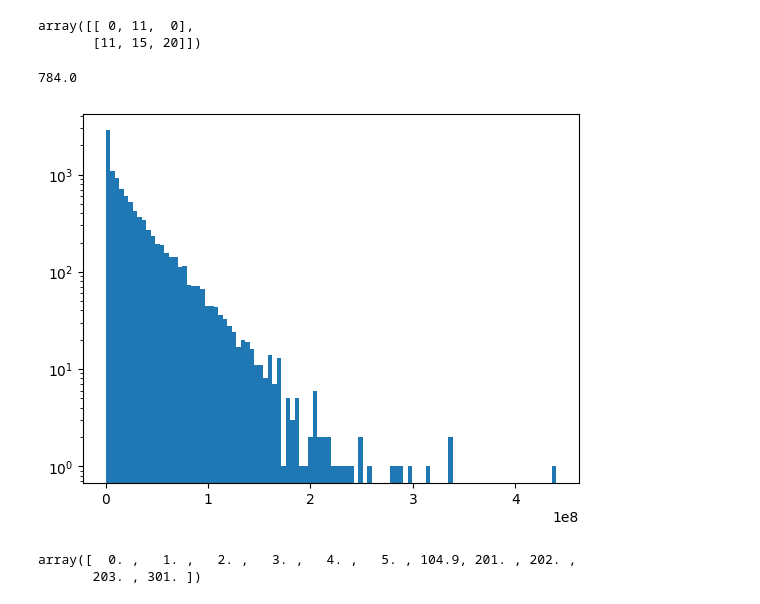
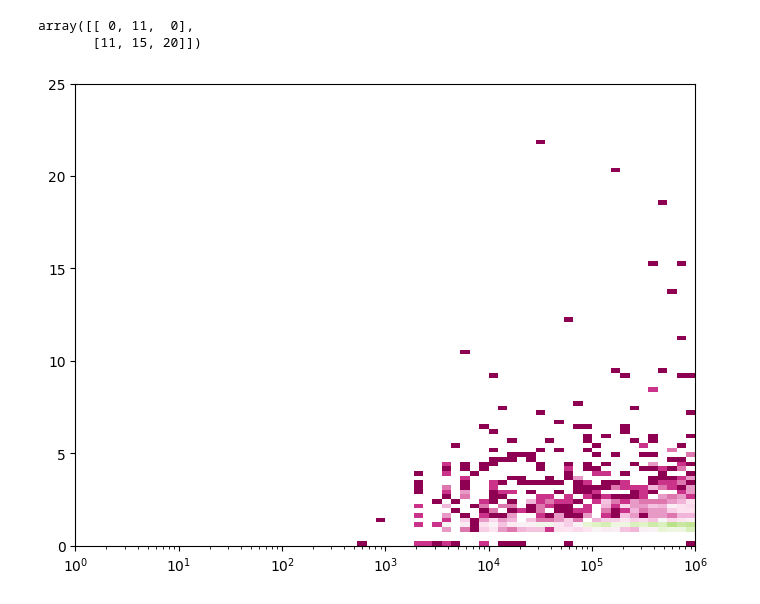
Before and after one commit to austindsc/cf4_analysisPipeline, a Jupyter notebook: code1Analysis/noise_extraction.ipynb, the cells around one changed output. Drawn from its saved outputs; the diff is of its cells as text; code cells hidden in the pictures.

```diff
--- a/code1Analysis/noise_extraction.ipynb
+++ b/code1Analysis/noise_extraction.ipynb
@@ -107,9 +114,7 @@ for run in allRuns:
   rcObj.computeSPE(width = 15, verbose=VERBOSE, varname=QVAR_USE, channels = [i for i in range(NCHAN)], nbins = 150, specialCase = rcObj.id)
   rcObj.print()
 
-  fup = uproot.open(fpath)
-  rcObj.mttUp = fup["tt"]
-
+  rcObj.UprootConstructor()
   rcList.append(rcObj)
 
   for chan in rcObj.mChannels:
@@ -466,67 +471,26 @@ a * mask
 array([[ 0, 11,  0],
        [11, 15, 20]])
 # %%
-rc = rcList[2]
+rc = rcList[6]
 
-timeConvert = 8 # one clock's ADC value is 8 ns for event time
-time = np.array(rc.mttUp["timeMin"].array())
-qList = np.array(rc.mttUp[QVAR_USE].array())
-chanPEList = qList/np.array([rc.GetSPE(0), rc.GetSPE(1), rc.GetSPE(2)])
-NPElist = np.sum(chanPEList, axis=1)
+rc.BuildCorrectEventTimes()
+timePulses, NPElist = rc.BuildCorrectEventPulseTimes(QVAR_USE, peCut=0.5)
 
-# filter for PE > 0.5
-peTimeMask = chanPEList > 0.5
-# print(peTimeMask[0:10])
-timeMinmasked = time * peTimeMask
-timeMinmasked[timeMinmasked == 0] = np.inf
-timeMin_halfPE = np.min(timeMinmasked, axis=1)
-timeMin_halfPE[timeMin_halfPE == np.inf] = 0 # fix previous step
+ttnp = (timePulses[1:] - timePulses[:-1]) # currently in ns
+NPElist2 = NPElist[1:]
 
-evTime = np.array(rc.mttUp["evTime"].array()) * timeConvert
-# evTime = evTime[725:735] # the first 'turnover' is here for rc[0]
-rollTime =  (2**31)* timeConvert # after hitting 2^32-1, it goes back to time + 2^31 (back to zero, except the last bit is flipped).
-# So every rollover we need to add half of 2^31. The 'first' bits can only reach a maximum of 2^31 - 1, and so 2^31-1 + 2^31 = 2^32-1
-# fix event times (for rollover)
-overIndexes = np.where(evTime[1:] < evTime[:-1])[0] + 1 # where is it larger than the previous entry
-mask = np.zeros_like(evTime)
-mask[overIndexes] = 1
-mask = np.cumsum(mask)
-evTimeFixed = evTime + rollTime * mask
-
-finalTimes = evTimeFixed + timeMin_halfPE
-ttnp = (finalTimes[1:] - finalTimes[:-1]) * 1e-9 # in ns
-print(min(ttnp))
-NPElist = NPElist[1:]
-
-# minTime
-
-# # only count PE > 0.5
-
-# # get first pulse or average of all 3
-
-# # make 2d histogram
-
+x_edges = np.logspace(-1, 8, num = 100)
+y_edges = np.linspace(0, 25, num = 100)
 # plt.hist(evTime, bins = 500, range = (0, int(max(evTime))), histtype="step")
 # plt.hist(evTimeFixed, bins = 500, range = (0, max(evTimeFixed)))
 # plt.plot()
-plt.hist2d(ttnp, bins = 100)
-# plt.hist(ttnp, , bins = 100, range=(0, 10))
-plt.yscale("log")
+# plt.hist(ttnp, bins = 100)
+fig, ax = plt.subplots(1, 1, figsize =(8, 6))
+ax.hist2d(ttnp, NPElist2, bins = [x_edges, y_edges], cmap = "PiYG", norm = matplotlib.colors.LogNorm())
+# plt.hist2d(NPElist[:-1], NPElist[1:], bins = (100, 100), range=((0, 10), (0, 10)), cmap = "PiYG", norm = matplotlib.colors.LogNorm())
+ax.set_xlim(1, 10**6)
+ax.set_xscale("log")
 
 plt.show()
 # %% [output]
-784.0
-[figure, old version]
+[figure, new version]
-# %%
-a = np.array([0, 1, 2, 3, 4, 5, 4.9, 1, 2, 3, 1])
-overIndexes = np.where(a[1:] < a[:-1])[0]+1 # where is it larger than the previous entry
-# for i in overIndexes:
-#   a[i:]+=100
-mask = np.zeros_like(a)
-mask[overIndexes] = 1 # count the places we rollover
-mask = np.cumsum(mask) # sum up the number of times it rolls over
-a += 100 * mask # do the addition
-a
-# %% [output]
-array([  0. ,   1. ,   2. ,   3. ,   4. ,   5. , 104.9, 201. , 202. ,
-       203. , 301. ])
```
Also changed, not shown: parts of 2 cells of this notebook, 3 other files.
